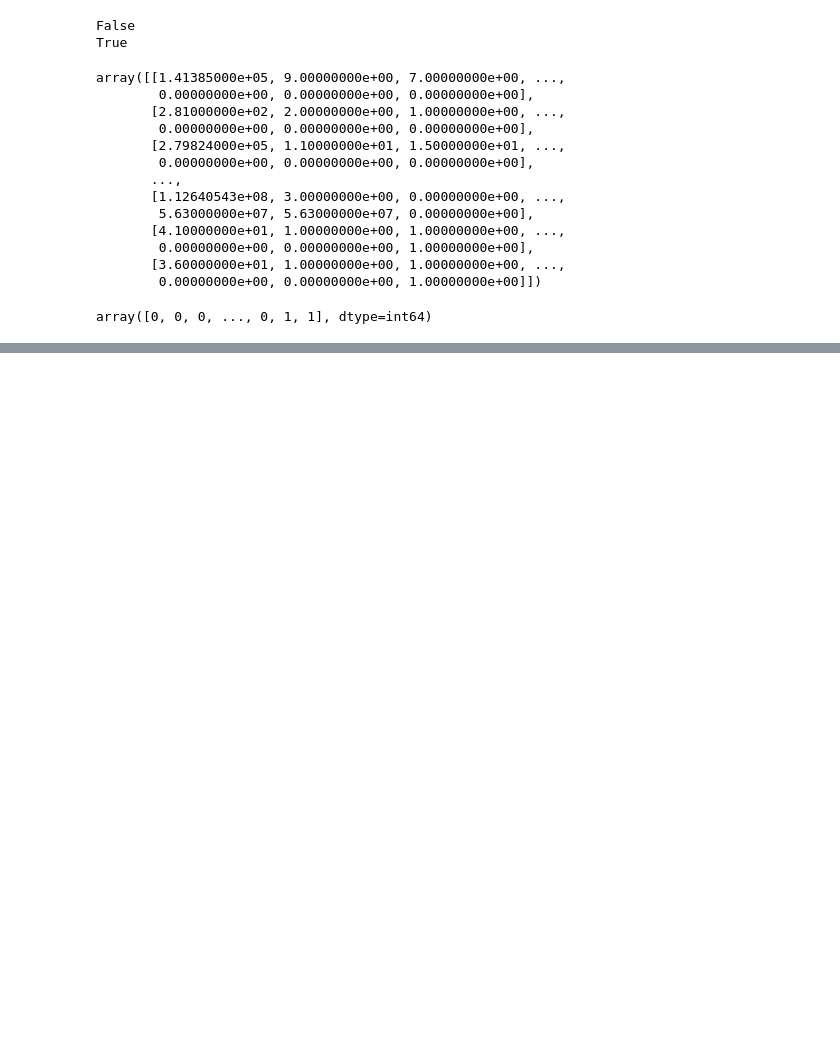
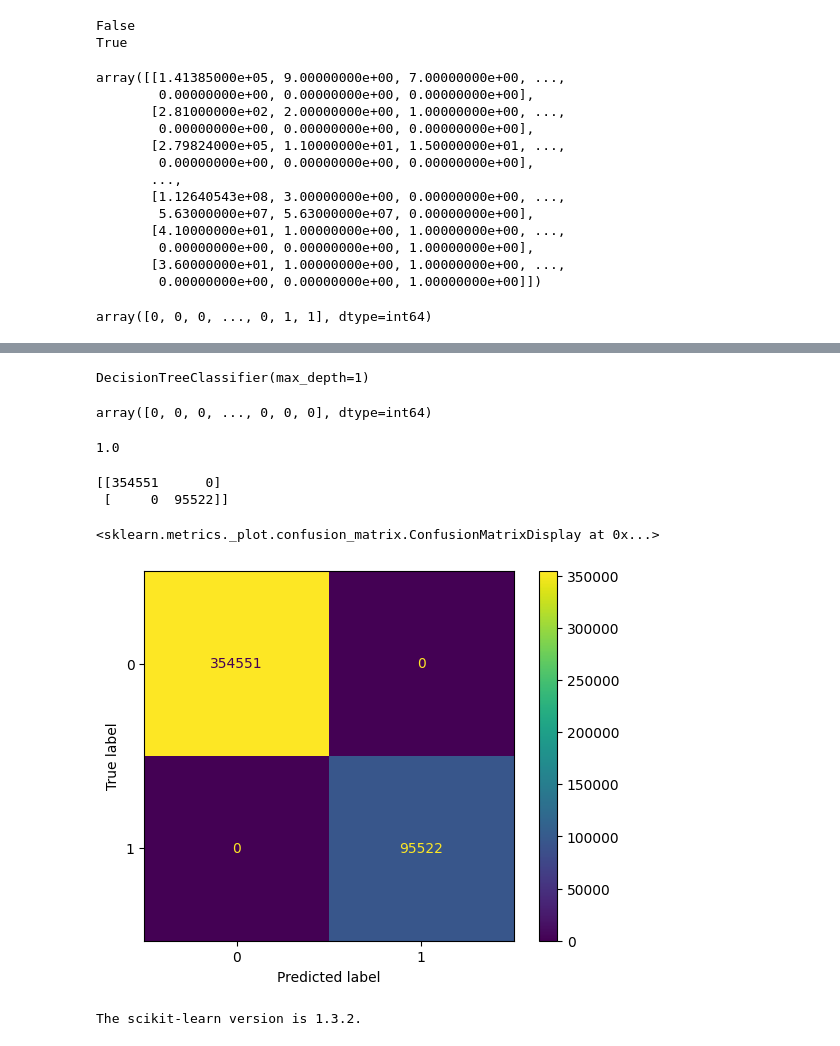
Before and after one commit to mjacker/MJCapstone, a Jupyter notebook: 4_Decision_Tree_Classifier.ipynb, the cells around one changed output, grey strips where cells are left out. Drawn from its saved outputs; the diff is of its cells as text; code cells hidden in the pictures; blank space fills up the shorter version.

Commit message:
Working desicion tree.

```diff
--- a/4_Decision_Tree_Classifier.ipynb
+++ b/4_Decision_Tree_Classifier.ipynb
@@ -145,0 +160,10 @@ True
+# %%
+model = clf.best_estimator_
+model
+# %% [output]
+DecisionTreeClassifier(max_depth=1)
+# %%
+predictions = model.predict(X_test)
+predictions
+# %% [output]
+array([0, 0, 0, ..., 0, 0, 0], dtype=int64)
@@ -145,0 +172,22 @@ True
+# %%
+print(accuracy_score(y_test, predictions))
+# %% [output]
+1.0
+# %%
+cm = confusion_matrix(y_test, predictions)
+print(cm)
+# %% [output]
+[[354551      0]
+ [     0  95522]]
+# %%
+# from sklearn.metrics import plot_confusion_matrix
+from sklearn.metrics import ConfusionMatrixDisplay
+ConfusionMatrixDisplay.from_predictions(y_test, y_test)
+# %% [output]
+<sklearn.metrics._plot.confusion_matrix.ConfusionMatrixDisplay at 0x...>
+[figure, added]
+# %%
+import sklearn
+print('The scikit-learn version is {}.'.format(sklearn.__version__))
+# %% [output]
+The scikit-learn version is 1.3.2.
```
Also changed, not shown: parts of 9 cells of this notebook.
